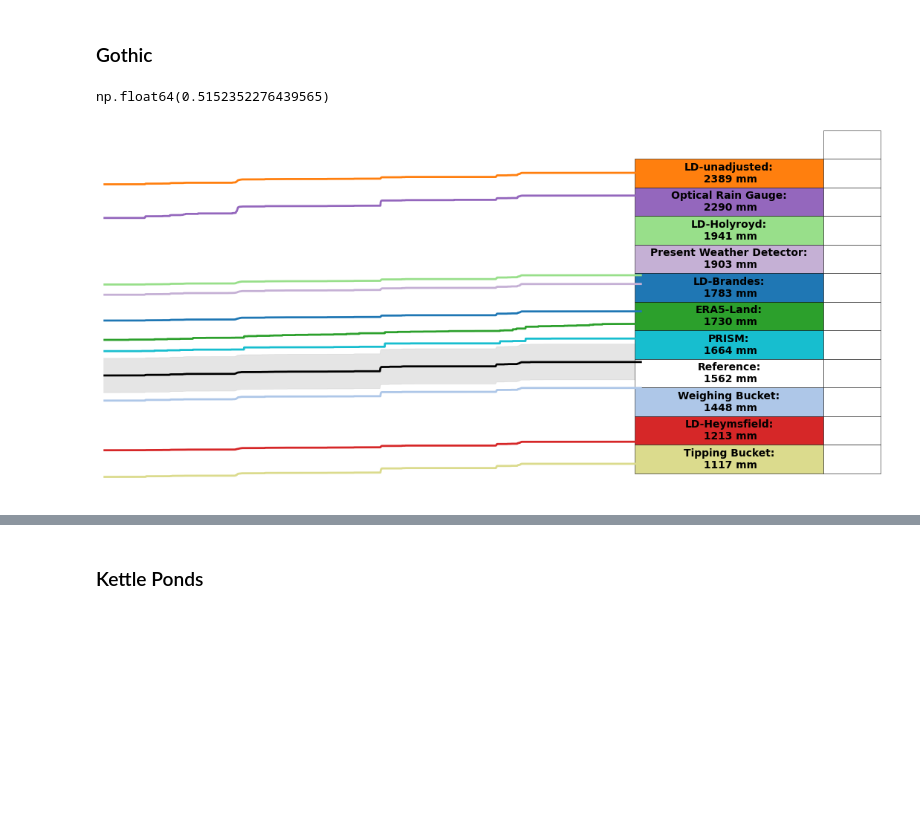
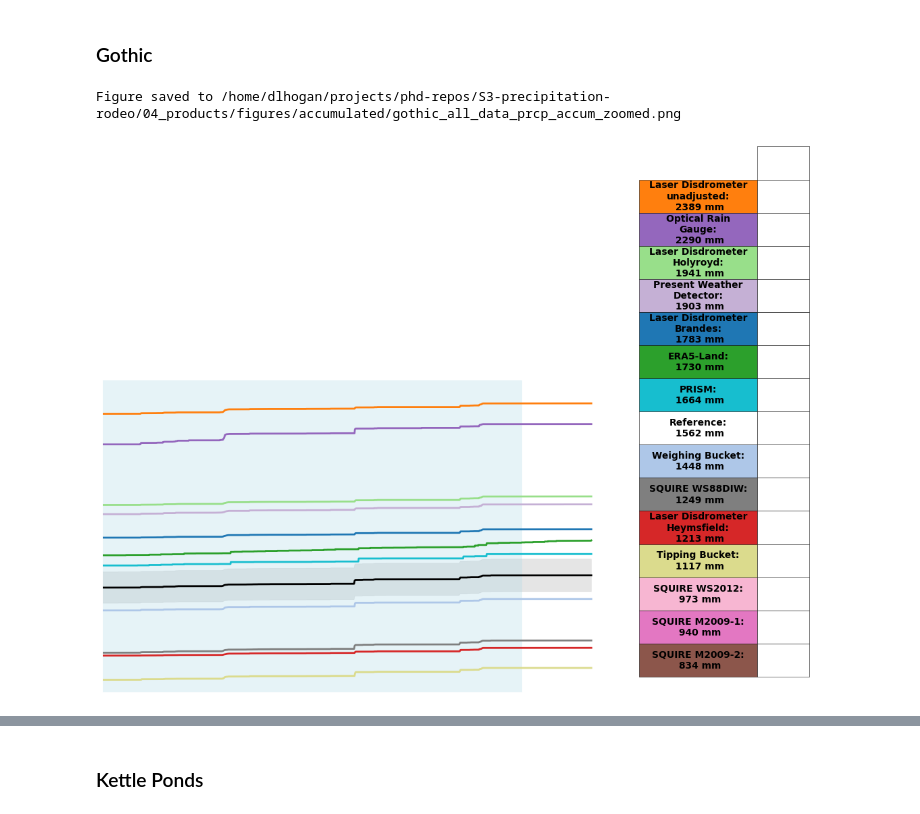
Before and after one commit to dlhogan97/S3-precipitation-rodeo, a Jupyter notebook: 03_analysis/00_total_precipitation_comparisons.ipynb, the cells around one changed output, grey strips where cells are left out. Cells and saved outputs as stored; diff of their text form; code cells hidden in the pictures; blank space fills up the shorter version.

Commit message:
project updates

```diff
--- a/03_analysis/00_total_precipitation_comparisons.ipynb
+++ b/03_analysis/00_total_precipitation_comparisons.ipynb
@@ -204,8 +204,16 @@ def plot_accumulated_precipitation(ds, site, analysis_type, water_year, legend=F
         lower_bound = benchmark_accum * 0.95
         upper_bound = benchmark_accum * 1.05
         plt.fill_between(time_vals, lower_bound, upper_bound,
-                         color='gray', alpha=0.2, zorder=0,
+                         color='gray', alpha=0.5, zorder=0,
                          label='Reference ±5%')
+
+    # add vspan light blue background shading between 10 October 2021 and 28 May 2022 and 23 October 2022 and June 6, 2023
+    plt.axvspan(pd.Timestamp("2021-10-10"), pd.Timestamp("2022-05-28"), color='lightblue', alpha=0.3, zorder=0)
+    plt.axvspan(pd.Timestamp("2022-10-23"), pd.Timestamp("2023-06-06"), color='lightblue', alpha=0.3, zorder=0)
+    # for all other periods add light red shading
+    # plt.axvspan(pd.Timestamp("2022-05-28"), pd.Timestamp("2022-10-23"), color='lightcoral', alpha=0.3, zorder=0)
+    # plt.axvspan(ds['time'].values[0], pd.Timestamp("2021-10-10"), color='lightcoral', alpha=0.3, zorder=0)
+    # plt.axvspan(pd.Timestamp("2023-06-06"), ds['time'].values[-1], color='lightcoral', alpha=0.3, zorder=0)
 
     if zoom:
         if site=='gothic':
@@ -227,7 +235,7 @@ def plot_accumulated_precipitation(ds, site, analysis_type, water_year, legend=F
                   colLabels=[''],
                   rowLoc='center',
                   colLoc='center',
-                  bbox=[1.25, 0.05, 0.1, 1.0],
+                  bbox=[1.25, 0.05, 0.1, 1.7],
                   )
         for row_idx in range(len(row_labels)):
             cell = the_table[(row_idx+1, 0)]
@@ -270,6 +278,7 @@ def plot_accumulated_precipitation(ds, site, analysis_type, water_year, legend=F
         plt.xlabel('Time')
         plt.ylabel('Accumulated Precipitation (mm)')
         plt.ylim(0,2500)
+        plt.xlim(ds['time'].values[0], ds['time'].values[-1])
         plt.grid()
         if legend:
             plt.legend()
@@ -563,11 +592,37 @@ ds_gridded = drop_bad_or_irrelevant_vars(gothic_ds_no_qc[GRIDDED_VARS].sel(time=
 # %%
-ds.sum(dim='time').to_pandas().std()/ds.sum(dim='time').to_pandas().mean()
+# filter datasets to relevant time slices and drop bad/irrelevant vars
+ds = drop_bad_or_irrelevant_vars(gothic_ds_no_qc.sel(time=time_slice))
+ds_gridded = drop_bad_or_irrelevant_vars(gothic_ds_no_qc[GRIDDED_VARS].sel(time=gridded_time_slice).resample(time='1D').sum())
+# get time extents for all variables
+winter_2022_timeslice = get_relevant_dates(gothic_ds_no_qc, analysis_type='DJFM', water_year=2022)
+winter_2023_timeslice = get_relevant_dates(gothic_ds_no_qc, analysis_type='DJFM', water_year=2023)
+# filter datasets to relevant time slices and drop bad/irrelevant vars
+ds_squire_winter_2022 = drop_bad_or_irrelevant_vars(gothic_ds_no_qc.sel(time=winter_2022_timeslice))
+ds_squire_winter_2023 = drop_bad_or_irrelevant_vars(gothic_ds_no_qc.sel(time=winter_2023_timeslice))
+# get winter datasets
+ds_squire_winter_2022 = ds_squire_winter_2022.drop_vars([var for var in ds_squire_winter_2022.data_vars if 'squire' not in var])
+ds_squire_winter_2023 = ds_squire_winter_2023.drop_vars([var for var in ds_squire_winter_2023.data_vars if 'squire' not in var])
+
+# reference time series
+reference_time_series = ds['billy_barr_precip']
+
+
+
+# get reference time series
+for var in ds_squire_winter_2022:
+    ds = ds.assign({var:(("time"), reference_time_series.values)})
+    # Align short series to long time index (NaN where timestamp is absent)
+    short_on_long_time_2022 = ds_squire_winter_2022[var].reindex(time=ds.time)
+    short_on_long_time_2023 = ds_squire_winter_2023[var].reindex(time=ds.time)
+    # replace values in time slices with squire data
+    ds[var] = xr.where(short_on_long_time_2022.notnull(), short_on_long_time_2022, ds[var])
+    ds[var] = xr.where(short_on_long_time_2023.notnull(), short_on_long_time_2023, ds[var])
-# %% [output]
-np.float64(0.5152352276439565)
 # %%
 zoom_dict = {'xrange': [pd.to_datetime('2023-05-01'), pd.to_datetime('2023-06-15')], 'yrange': [1000, 2500]}
 fig = plot_accumulated_precipitation(ds, site=SITE, analysis_type=ANALYSIS_TYPE, water_year=WATER_YEAR, zoom=zoom_dict)
+save_figure(fig, site=SITE, analysis_type=ANALYSIS_TYPE, water_year=WATER_YEAR, plot_type='accum', gridded=False, output_dir=OUTPUT_DIR, zoom=True)
 # %% [output]
+Figure saved to /home/dlhogan/projects/phd-repos/S3-precipitation-rodeo/04_products/figures/accumulated/gothic_all_data_prcp_accum_zoomed.png
-[figure, old version]
+[figure, new version]
 # %%
 fig = plot_accumulated_precipitation(ds, site=SITE, analysis_type=ANALYSIS_TYPE, water_year=WATER_YEAR)
```
Also changed, not shown: parts of 10 cells of this notebook, 14 other files.
